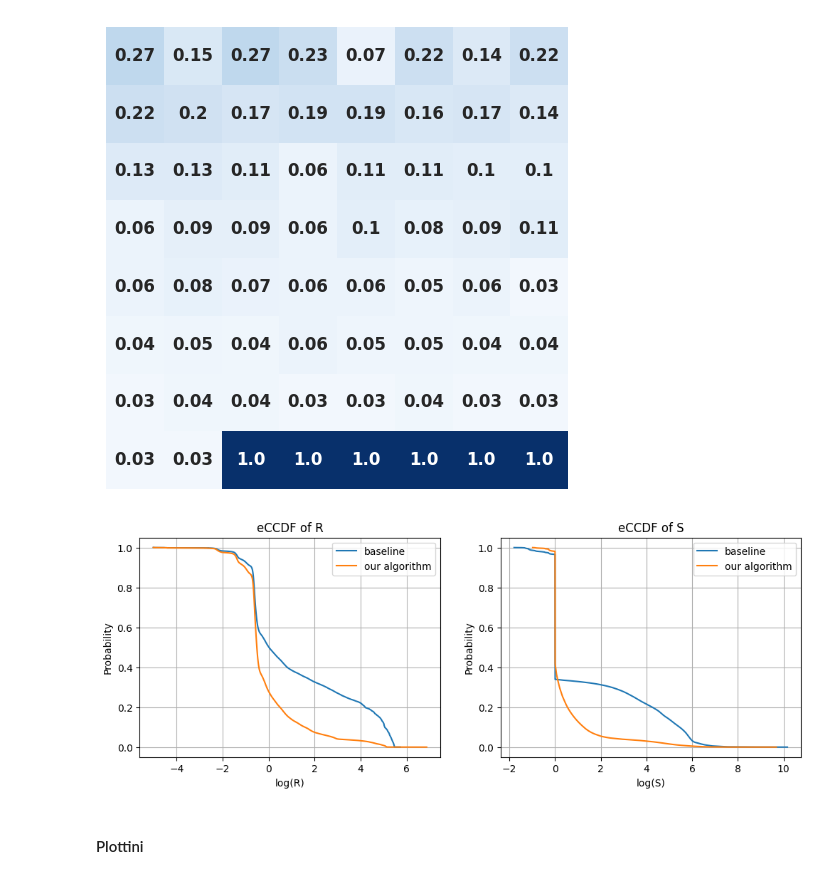
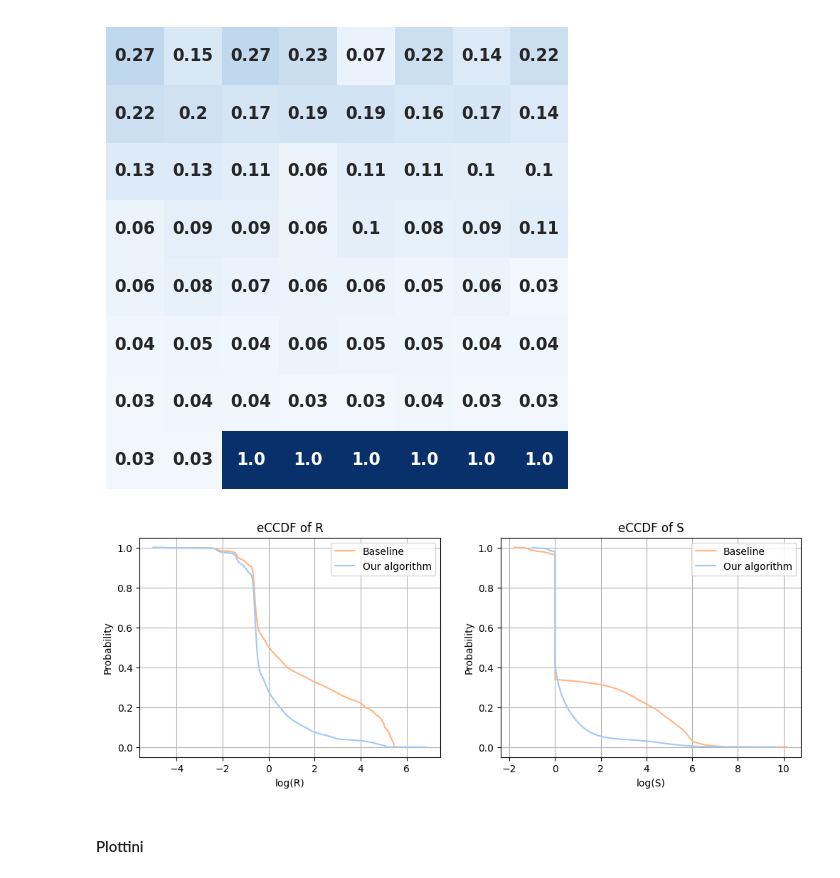
Before and after one commit to Matteo-Candi/Data_Center, a Jupyter notebook: Hw_2/main.ipynb, the cells around one changed output. Drawn from its saved outputs; the diff is of its cells as text; code cells hidden in the pictures.

Commit message:
L and plot

```diff
--- a/Hw_2/main.ipynb
+++ b/Hw_2/main.ipynb
@@ -668,33 +723,32 @@ plt.show()
 # %% [output]
 [figure]
 # %%
-from statsmodels.distributions.empirical_distribution import ECDF
+colors = ["#FFB482", "#A1C9F4"]
 
-cols = ['green', 'darkorange']
 fig, ax = plt.subplots(1, 2, figsize=(12, 4))
 
 titles = ['eCCDF of R', 'eCCDF of S']
 
 for i, vals in enumerate([stats_df_bl.R, stats_df_bl.S]):
     ecdf = ECDF(vals)
-    ax[i].plot(np.log10(ecdf.x), 1- ecdf.y, label='Baseline')
+    ax[i].plot(np.log10(ecdf.x), 1-ecdf.y, color=colors[0], label='Baseline')
 
 for i, vals in enumerate([stats_df.R, stats_df.S]):
     ecdf = ECDF(vals)
-    ax[i].plot(np.log10(ecdf.x), 1- ecdf.y, label='Our algorithm')
+    ax[i].plot(np.log10(ecdf.x), 1-ecdf.y, color=colors[1], label='Our algorithm')
     ax[i].set_title(titles[i])
     ax[i].legend()
 
 ax[0].set_xlabel('log(R)')
 ax[1].set_xlabel('log(S)')
 ax[0].set_ylabel('Probability')
 ax[1].set_ylabel('Probability')
 ax[0].grid()
 ax[1].grid()
 
 plt.show()
 # %% [output]
-[figure, old version]
+[figure, new version]
 # %% [markdown]
 #### Plottini
 # %%
```
Also changed, not shown: parts of 7 cells of this notebook.
